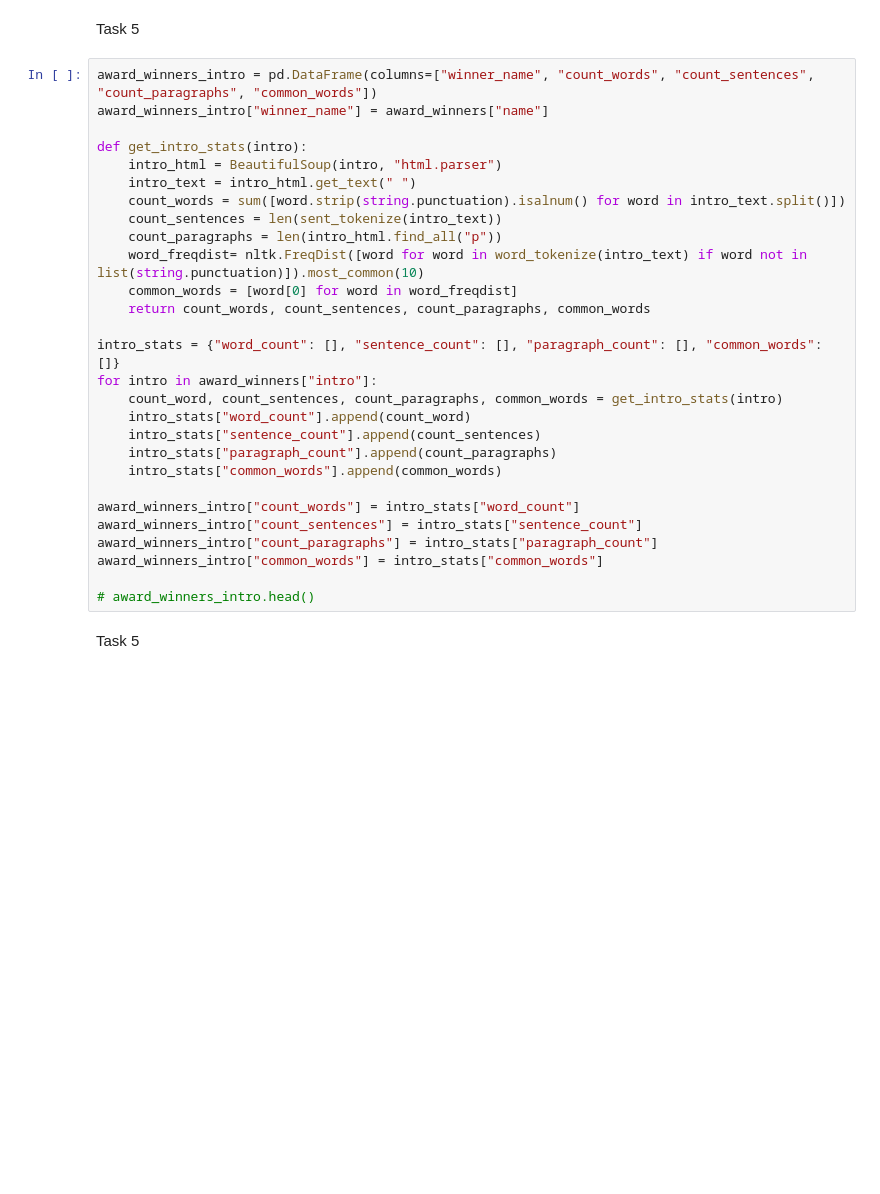
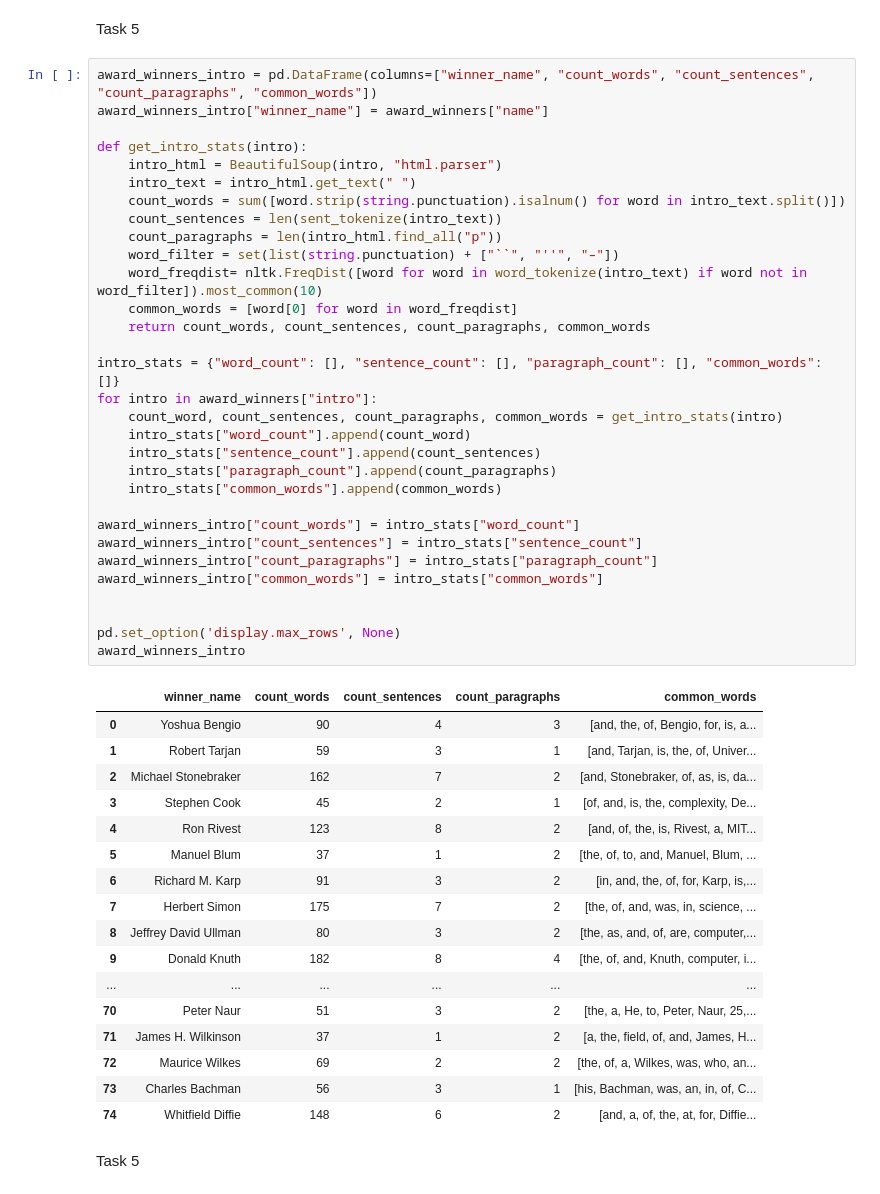
Before and after one commit to nat-rng/7CCSMCMP-cw2, a Jupyter notebook: CW2_A3.ipynb, the cells around one changed output. Saved outputs shown, nothing was run; the diff lists cells and outputs as text; blank space fills up the shorter version.

```diff
--- a/CW2_A3.ipynb
+++ b/CW2_A3.ipynb
@@ -208,31 +268,52 @@ Task 5
 # %%
 award_winners_intro = pd.DataFrame(columns=["winner_name", "count_words", "count_sentences", "count_paragraphs", "common_words"])
 award_winners_intro["winner_name"] = award_winners["name"]
 
 def get_intro_stats(intro):
     intro_html = BeautifulSoup(intro, "html.parser")
     intro_text = intro_html.get_text(" ")
     count_words = sum([word.strip(string.punctuation).isalnum() for word in intro_text.split()])
     count_sentences = len(sent_tokenize(intro_text))
     count_paragraphs = len(intro_html.find_all("p"))
-    word_freqdist= nltk.FreqDist([word for word in word_tokenize(intro_text) if word not in list(string.punctuation)]).most_common(10)
+    word_filter = set(list(string.punctuation) + ["``", "''", "–"])
+    word_freqdist= nltk.FreqDist([word for word in word_tokenize(intro_text) if word not in word_filter]).most_common(10)
     common_words = [word[0] for word in word_freqdist]
     return count_words, count_sentences, count_paragraphs, common_words
 
 intro_stats = {"word_count": [], "sentence_count": [], "paragraph_count": [], "common_words": []}
 for intro in award_winners["intro"]:
     count_word, count_sentences, count_paragraphs, common_words = get_intro_stats(intro)
     intro_stats["word_count"].append(count_word)
     intro_stats["sentence_count"].append(count_sentences)
     intro_stats["paragraph_count"].append(count_paragraphs)
     intro_stats["common_words"].append(common_words)
 
 award_winners_intro["count_words"] = intro_stats["word_count"]
 award_winners_intro["count_sentences"] = intro_stats["sentence_count"]
 award_winners_intro["count_paragraphs"] = intro_stats["paragraph_count"]
 award_winners_intro["common_words"] = intro_stats["common_words"]
 
-# award_winners_intro.head()
+
+pd.set_option('display.max_rows', None)
+award_winners_intro
+# %% [output]
+|  | winner_name | count_words | count_sentences | count_paragraphs | common_words |
+| 0 | Yoshua Bengio | 90 | 4 | 3 | [and, the, of, Bengio, for, is, a... |
+| 1 | Robert Tarjan | 59 | 3 | 1 | [and, Tarjan, is, the, of, Univer... |
+| 2 | Michael Stonebraker | 162 | 7 | 2 | [and, Stonebraker, of, as, is, da... |
+| 3 | Stephen Cook | 45 | 2 | 1 | [of, and, is, the, complexity, De... |
+| 4 | Ron Rivest | 123 | 8 | 2 | [and, of, the, is, Rivest, a, MIT... |
+| 5 | Manuel Blum | 37 | 1 | 2 | [the, of, to, and, Manuel, Blum, ... |
+| 6 | Richard M. Karp | 91 | 3 | 2 | [in, and, the, of, for, Karp, is,... |
+| 7 | Herbert Simon | 175 | 7 | 2 | [the, of, and, was, in, science, ... |
+| 8 | Jeffrey David Ullman | 80 | 3 | 2 | [the, as, and, of, are, computer,... |
+| 9 | Donald Knuth | 182 | 8 | 4 | [the, of, and, Knuth, computer, i... |
+| ... | ... | ... | ... | ... | ... |
+| 70 | Peter Naur | 51 | 3 | 2 | [the, a, He, to, Peter, Naur, 25,... |
+| 71 | James H. Wilkinson | 37 | 1 | 2 | [a, the, field, of, and, James, H... |
+| 72 | Maurice Wilkes | 69 | 2 | 2 | [the, of, a, Wilkes, was, who, an... |
+| 73 | Charles Bachman | 56 | 3 | 1 | [his, Bachman, was, an, in, of, C... |
+| 74 | Whitfield Diffie | 148 | 6 | 2 | [and, a, of, the, at, for, Diffie... |
 # %% [markdown]
 Task 5
 # %%
```
Also changed, not shown: parts of 4 cells of this notebook.
